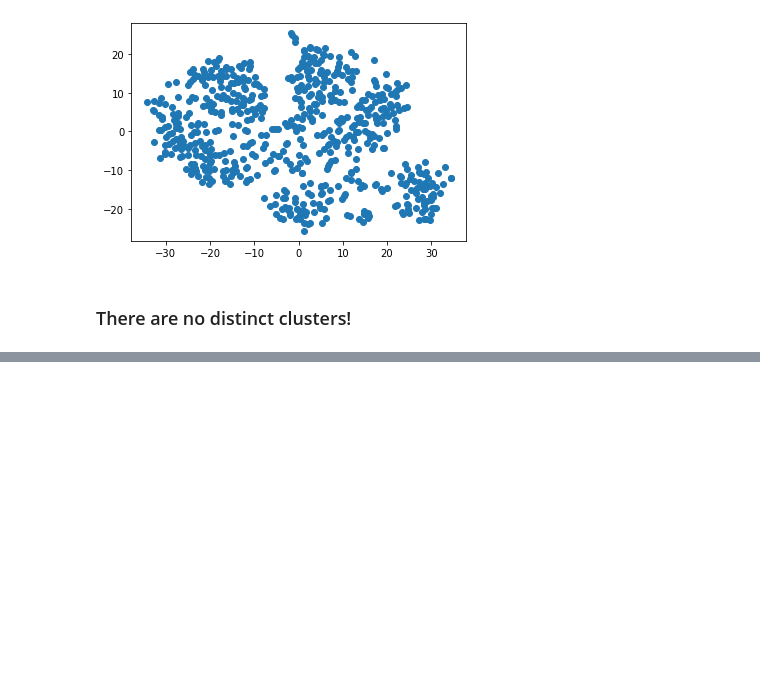
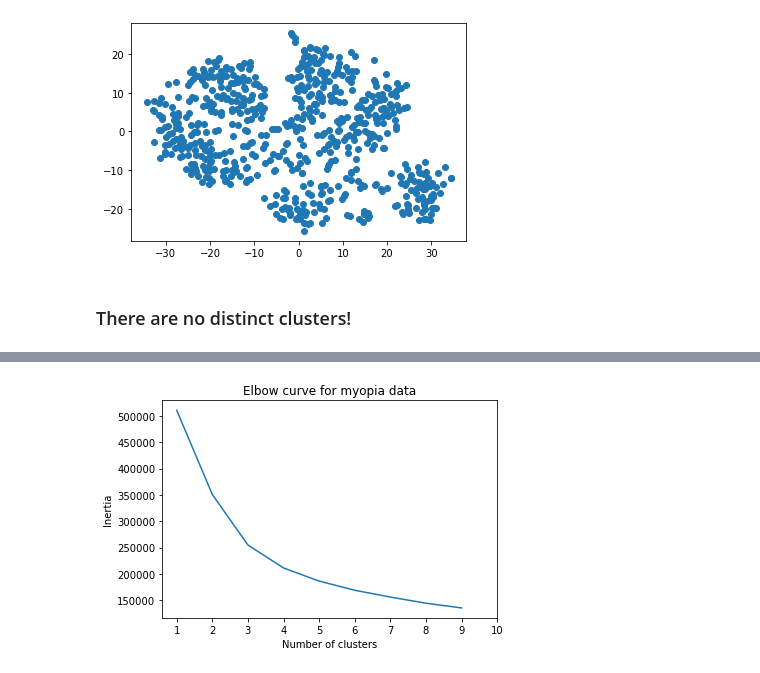
Before and after one commit to olalekeolaleke/Unsupervised-Machine-Learning-Challenge, a Jupyter notebook: myopia.ipynb, the cells around one changed output, grey strips where cells are left out. Cells and saved outputs as stored; diff of their text form; code cells hidden in the pictures; blank space fills up the shorter version.

```diff
--- a/myopia.ipynb
+++ b/myopia.ipynb
@@ -90,0 +101,10 @@ NameError: name 'KMeans' is not defined
+# %%
+# Plot the elbow curve to find the best candidate(s) for k
+plt.plot(df_elbow['k'], df_elbow['inertia'])
+plt.xticks(range(1,11))
+plt.xlabel('Number of clusters')
+plt.ylabel('Inertia')
+plt.title('Elbow curve for myopia data')
+plt.show()
+# %% [output]
+[figure, added]
```
Also changed, not shown: parts of 6 cells of this notebook.
